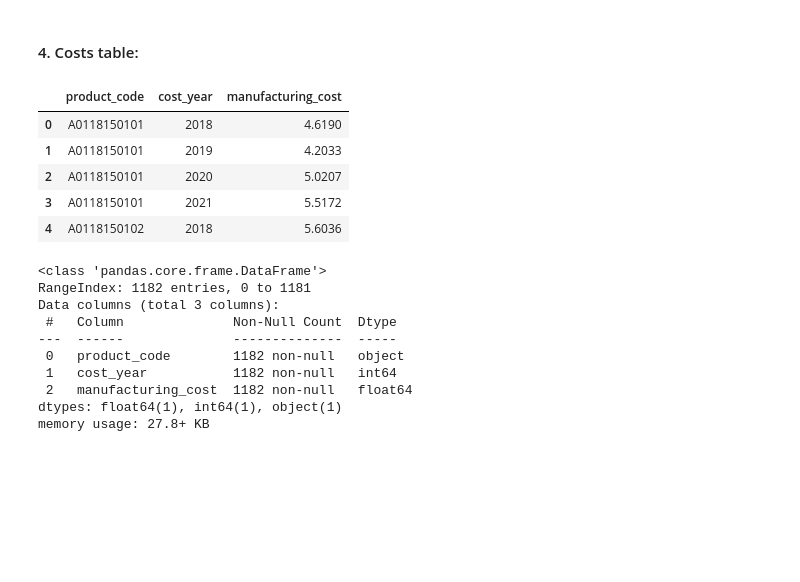
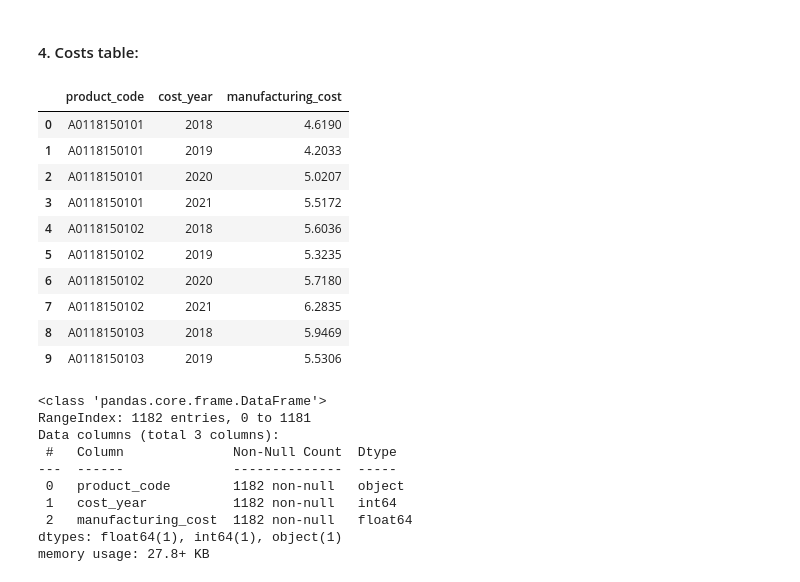
Before and after one commit to CesarChaparro1974/Financial_Analysis_Project, a Jupyter notebook: final_project.ipynb, the cells around one changed output. Cells and saved outputs as stored; diff of their text form; code cells hidden in the pictures; blank space fills up the shorter version.

```diff
--- a/final_project.ipynb
+++ b/final_project.ipynb
@@ -266,17 +266,22 @@ memory usage: 24.6 KB
 # %%
 # opening the cost table
 query = """Select * from
 fact_manufacturing_cost
 """
 fact_manufacturing_cost = pd.read_sql_query(query, con)
-fact_manufacturing_cost.head()
+fact_manufacturing_cost.head(10)
 # %% [output]
 |  | product_code | cost_year | manufacturing_cost |
 | 0 | A0118150101 | 2018 | 4.6190 |
 | 1 | A0118150101 | 2019 | 4.2033 |
 | 2 | A0118150101 | 2020 | 5.0207 |
 | 3 | A0118150101 | 2021 | 5.5172 |
 | 4 | A0118150102 | 2018 | 5.6036 |
+| 5 | A0118150102 | 2019 | 5.3235 |
+| 6 | A0118150102 | 2020 | 5.7180 |
+| 7 | A0118150102 | 2021 | 6.2835 |
+| 8 | A0118150103 | 2018 | 5.9469 |
+| 9 | A0118150103 | 2019 | 5.5306 |
 # %%
 fact_manufacturing_cost.info()
 # %% [output]
```
Also changed, not shown: parts of 19 cells of this notebook.
